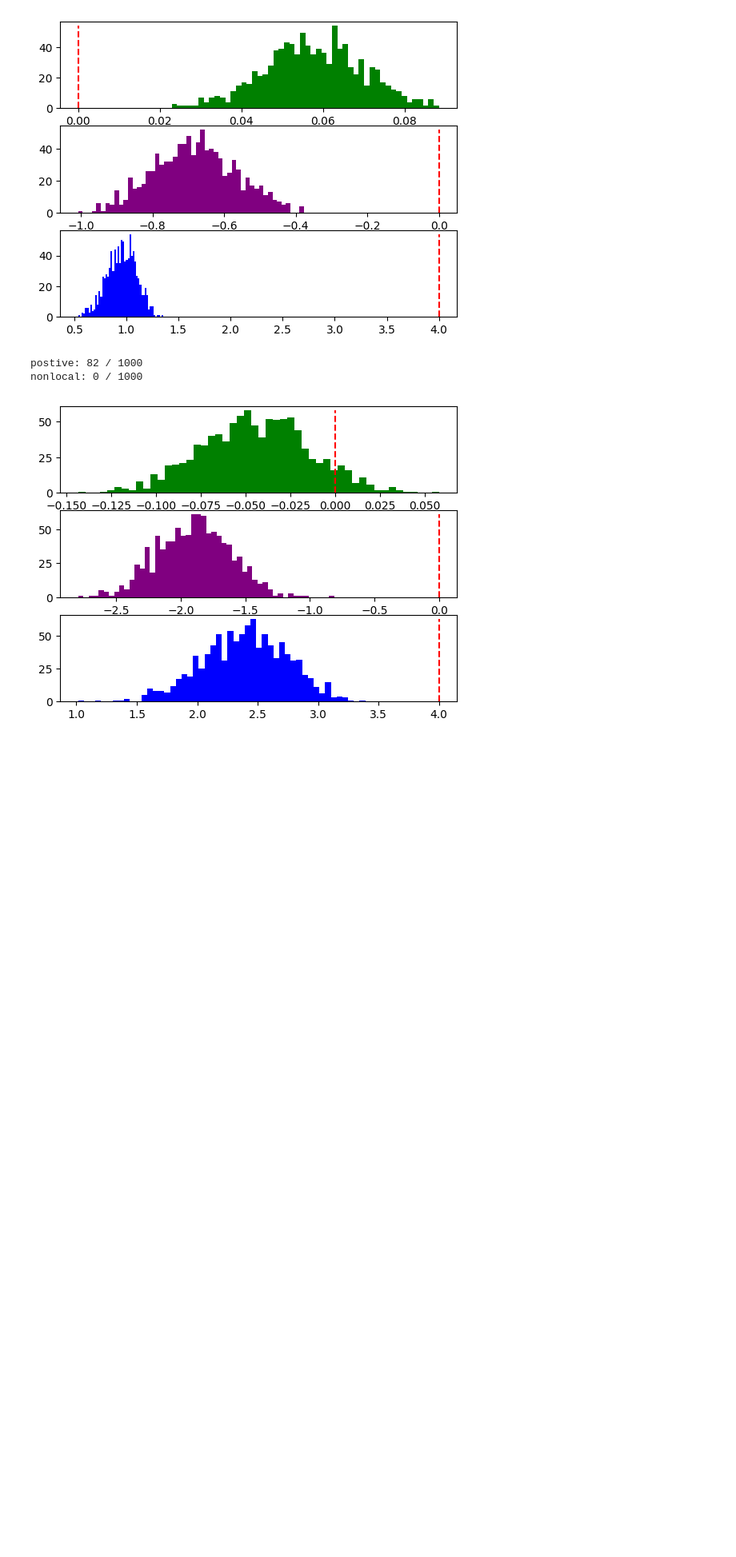
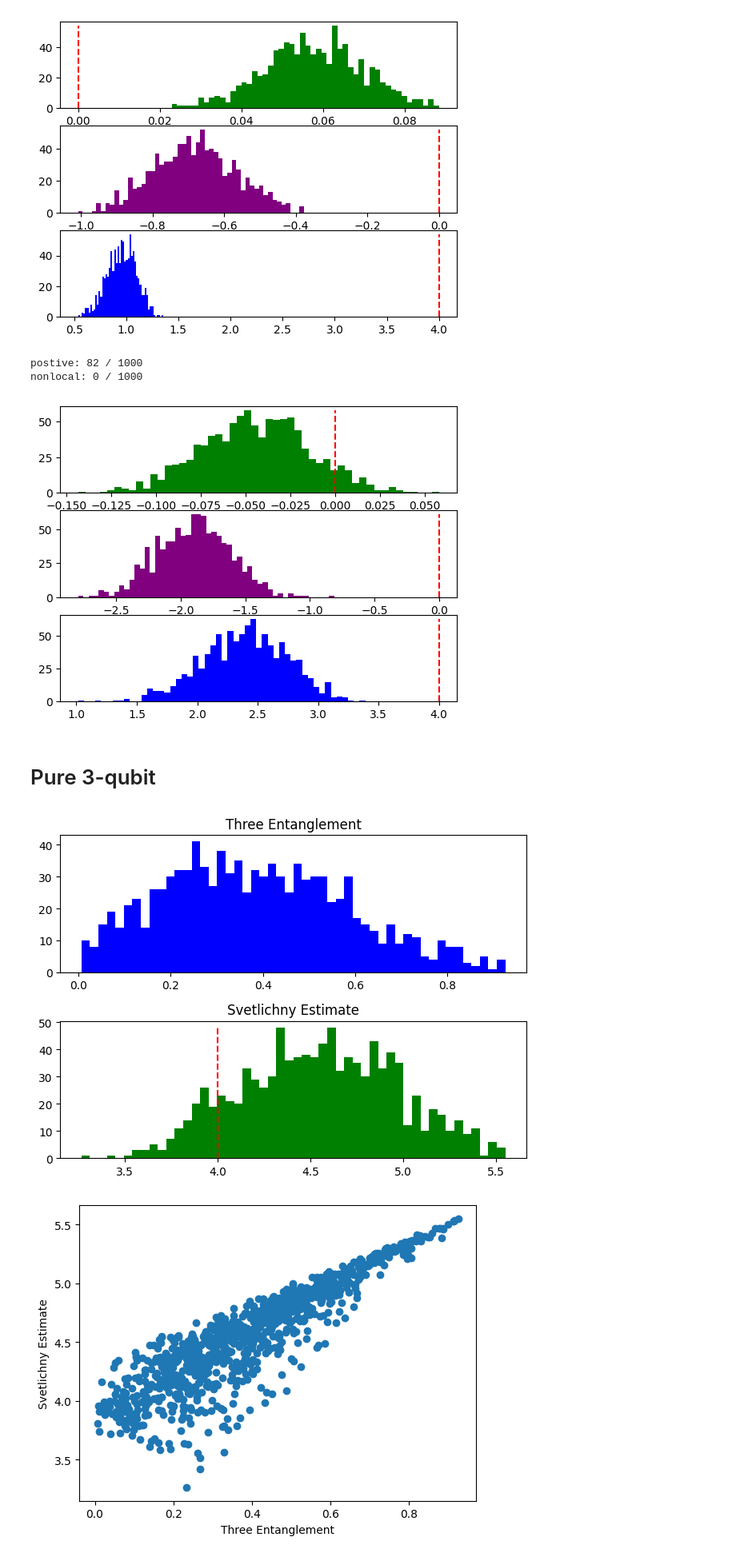
Before and after one commit to zhuyk6/Bell-ineq-VQE, a Jupyter notebook: run_examples.ipynb, the cells around one changed output. Shown at 80% size. Drawn from its saved outputs; the diff is of its cells as text; code cells hidden in the pictures; blank space fills up the shorter version.

```diff
--- a/run_examples.ipynb
+++ b/run_examples.ipynb
@@ -261,3 +268,5 @@ test(1000, 0.5)
 postive: 82 / 1000
 nonlocal: 0 / 1000
 [figure]
+# %% [markdown]
+# Pure 3-qubit
@@ -263,0 +296,30 @@ nonlocal: 0 / 1000
+# %%
+def draw_pure_q3():
+
+    with open("./pure_q3.json", "r") as f:
+        datas = json.load(f)
+    arr_e = datas["arr_e"]
+    arr_s = datas["arr_s"]
+
+    plt.subplot(211)
+    plt.title("Three Entanglement")
+    plt.hist(arr_e, bins=50, color="blue")
+
+    plt.subplot(212)
+    plt.title("Svetlichny Estimate")
+    (cnt, _, _) = plt.hist(arr_s,bins=50, color="green")
+    plt.vlines([4], 0, max(cnt), colors="red", linestyles="dashed")
+
+    plt.tight_layout()
+    plt.show()
+
+    plt.xlabel("Three Entanglement")
+    plt.ylabel("Svetlichny Estimate")
+    # plt.plot(arr_e, arr_s)
+    plt.scatter(arr_e, arr_s)
+    plt.show()
+
+draw_pure_q3()
+# %% [output]
+[figure, added]
+[figure, added]
```
Also changed, not shown: parts of 11 cells of this notebook, 11 other files.
